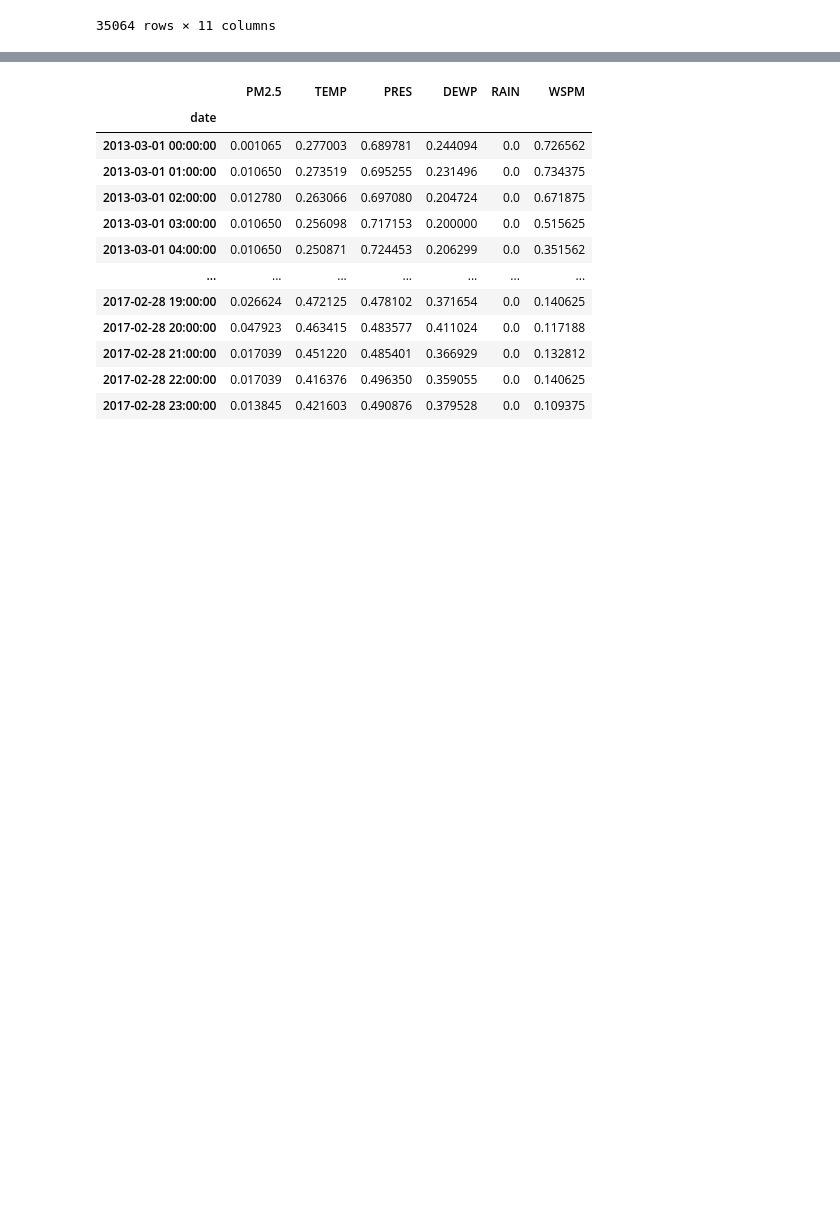
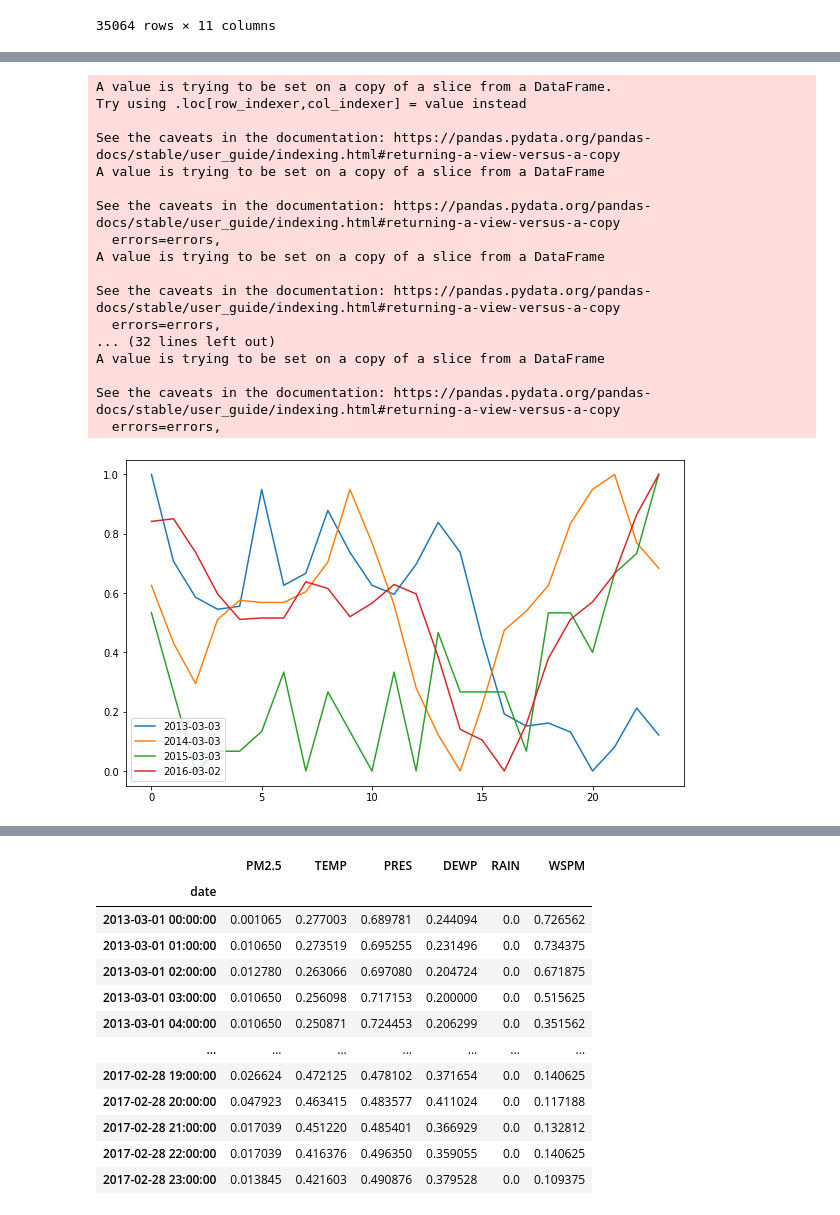
Before and after one commit to Dalanke/PM2.5_Prediction_Model, a Jupyter notebook: EDA_Shunyi.ipynb, the cells around one changed output, grey strips where cells are left out. Saved outputs shown, nothing was run; the diff lists cells and outputs as text; code cells hidden in the pictures; blank space fills up the shorter version.

```diff
--- a/EDA_Shunyi.ipynb
+++ b/EDA_Shunyi.ipynb
@@ -231,0 +234,45 @@ See the caveats in the documentation: https://pandas.pydata.org/pandas-docs/stab
+# %%
+# it seems like there is no daily pattern??
+# try same day on different year
+from datetime import timedelta
+from sklearn import preprocessing
+
+year_lapse = [0, 1, 2, 3]
+scaler = preprocessing.MinMaxScaler()
+
+
+for lapse in year_lapse:
+    # get random day
+    date = data5.index[50] + timedelta(days=int(lapse * 365))
+    datestring = date.strftime('%Y-%m-%d')
+    # selected data within this day
+    df_daily = data5[data5.index.strftime('%Y-%m-%d') == datestring]
+        # print(df_daily)
+    # normalize data
+    scaled = scaler.fit_transform(df_daily)
+    df_daily['PM2.5'] = scaled
+    df_daily.rename(columns={'PM2.5':datestring },inplace=True)
+    df_daily.reset_index(inplace=True)
+    df_daily.drop(columns=['date'], inplace=True)
+        # print(df_daily)
+    # plot data
+    df_daily[datestring].plot(legend=True, figsize=(10,6))
+# %% [output]
+A value is trying to be set on a copy of a slice from a DataFrame.
+Try using .loc[row_indexer,col_indexer] = value instead
+
+See the caveats in the documentation: https://pandas.pydata.org/pandas-docs/stable/user_guide/indexing.html#returning-a-view-versus-a-copy
+A value is trying to be set on a copy of a slice from a DataFrame
+
+See the caveats in the documentation: https://pandas.pydata.org/pandas-docs/stable/user_guide/indexing.html#returning-a-view-versus-a-copy
+  errors=errors,
+A value is trying to be set on a copy of a slice from a DataFrame
+
+See the caveats in the documentation: https://pandas.pydata.org/pandas-docs/stable/user_guide/indexing.html#returning-a-view-versus-a-copy
+  errors=errors,
+... (32 lines left out)
+A value is trying to be set on a copy of a slice from a DataFrame
+
+See the caveats in the documentation: https://pandas.pydata.org/pandas-docs/stable/user_guide/indexing.html#returning-a-view-versus-a-copy
+  errors=errors,
+[figure, added]
```
Also changed, not shown: parts of 13 cells of this notebook, 1 other file.
